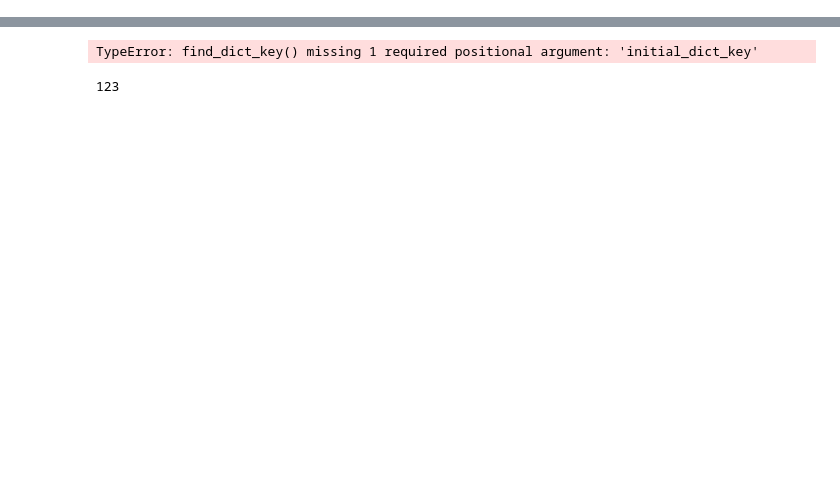
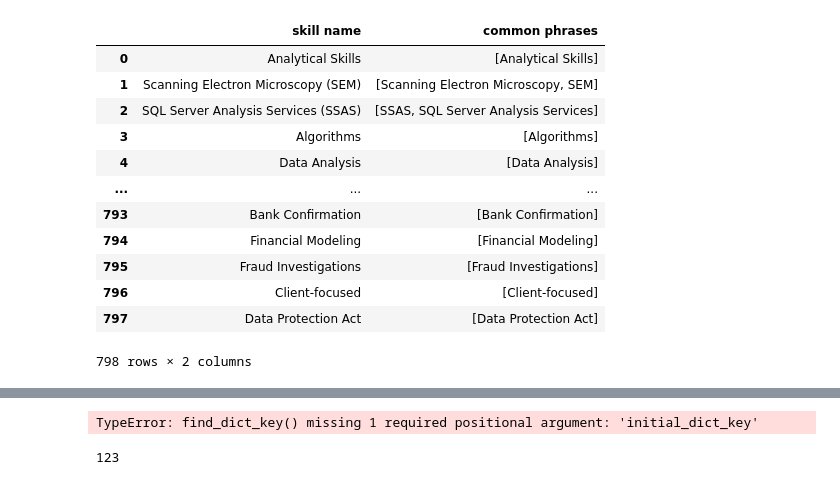
Before and after one commit to naimiskandar22/LinkedIn-Job-Posts-Analysis, a Jupyter notebook: jobs_analysis.ipynb, the cells around one changed output, grey strips where cells are left out. Saved outputs shown, nothing was run; the diff lists cells and outputs as text; code cells hidden in the pictures; blank space fills up the shorter version.

```diff
--- a/jobs_analysis.ipynb
+++ b/jobs_analysis.ipynb
@@ -6,0 +794,47 @@ import json
+# %%
+top_skills_dict = {}
+
+for keyword_skill in list(set().union(*df_jobs[pd.isna(df_jobs['Job Skills']) == False]['Job Skills'].values)):
+    skills = []
+
+    if keyword_skill.__contains__('('):
+        skills = keyword_skill.split('(')
+
+        skills = [skill.rstrip() for skill in skills]
+        skills = [skill.replace(')', '') for skill in skills]
+    else:
+        skills = [keyword_skill]
+
+    for skill in skills:
+        if keyword_skill not in top_skills_dict.keys():
+            top_skills_dict[keyword_skill] = skills
+        else:
+            top_skills_dict[keyword_skill] = list(set().union(top_skills_dict[keyword_skill], skills))
+
+# top_skills_dict
+skills_columns = ['skill name', 'common phrases']
+
+df_top_skills = pd.DataFrame([], columns=skills_columns)
+
+for key in top_skills_dict.keys():
+    dict_entry = {}
+    dict_entry['skill name'] = key
+    dict_entry['common phrases'] = top_skills_dict[key]
+    df_top_skills = pd.concat([df_top_skills, pd.DataFrame([dict_entry])], ignore_index=True)
+    df_top_skills.reset_index()
+
+df_top_skills
+# %% [output]
+|  | skill name | common phrases |
+| 0 | Analytical Skills | [Analytical Skills] |
+| 1 | Scanning Electron Microscopy (SEM) | [Scanning Electron Microscopy, SEM] |
+| 2 | SQL Server Analysis Services (SSAS) | [SSAS, SQL Server Analysis Services] |
+| 3 | Algorithms | [Algorithms] |
+| 4 | Data Analysis | [Data Analysis] |
+| ... | ... | ... |
+| 793 | Bank Confirmation | [Bank Confirmation] |
+| 794 | Financial Modeling | [Financial Modeling] |
+| 795 | Fraud Investigations | [Fraud Investigations] |
+| 796 | Client-focused | [Client-focused] |
+| 797 | Data Protection Act | [Data Protection Act] |
+798 rows × 2 columns
```
Also changed, not shown: parts of 39 cells of this notebook, 4 other files.
